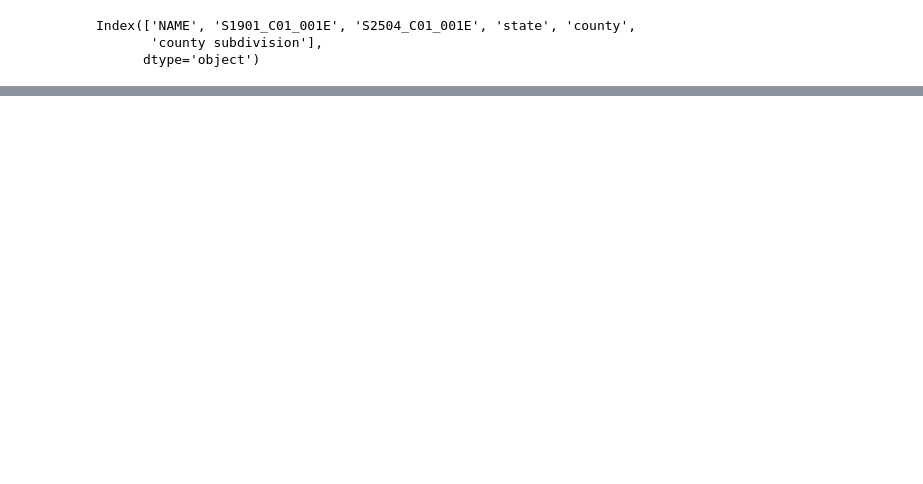
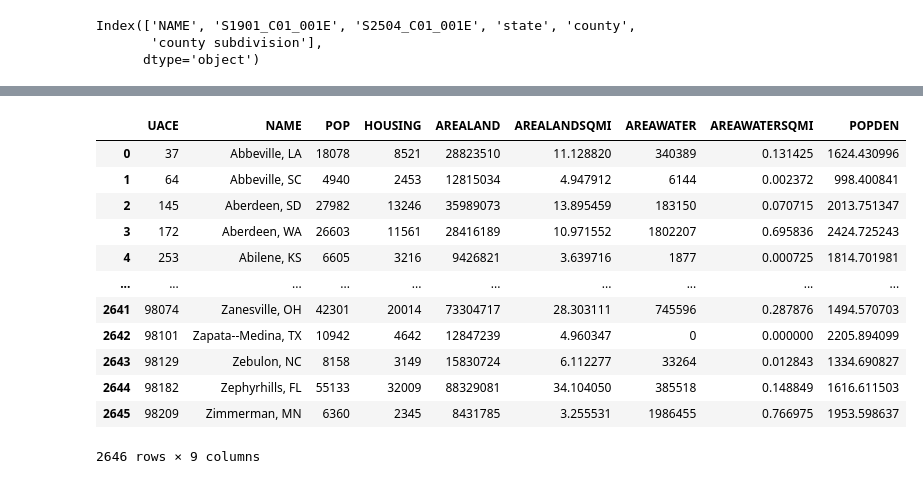
Before and after one commit to minhtriet/zipcodes, a Jupyter notebook: acs_exploration.ipynb, the cells around one changed output, grey strips where cells are left out. Cells and saved outputs as stored; diff of their text form; code cells hidden in the pictures; blank space fills up the shorter version.

```diff
--- a/acs_exploration.ipynb
+++ b/acs_exploration.ipynb
@@ -247,0 +289,2 @@ tmp
+# %%
+ua_df = pd.read_excel("2020_Census_ua_list_all.xlsx")
@@ -247,0 +317,16 @@ tmp
+# %%
+ua_df
+# %% [output]
+|  | UACE | NAME | POP | HOUSING | AREALAND | AREALANDSQMI | AREAWATER | AREAWATERSQMI | POPDEN |
+| 0 | 37 | Abbeville, LA | 18078 | 8521 | 28823510 | 11.128820 | 340389 | 0.131425 | 1624.430996 |
+| 1 | 64 | Abbeville, SC | 4940 | 2453 | 12815034 | 4.947912 | 6144 | 0.002372 | 998.400841 |
+| 2 | 145 | Aberdeen, SD | 27982 | 13246 | 35989073 | 13.895459 | 183150 | 0.070715 | 2013.751347 |
+| 3 | 172 | Aberdeen, WA | 26603 | 11561 | 28416189 | 10.971552 | 1802207 | 0.695836 | 2424.725243 |
+| 4 | 253 | Abilene, KS | 6605 | 3216 | 9426821 | 3.639716 | 1877 | 0.000725 | 1814.701981 |
+| ... | ... | ... | ... | ... | ... | ... | ... | ... | ... |
+| 2641 | 98074 | Zanesville, OH | 42301 | 20014 | 73304717 | 28.303111 | 745596 | 0.287876 | 1494.570703 |
+| 2642 | 98101 | Zapata--Medina, TX | 10942 | 4642 | 12847239 | 4.960347 | 0 | 0.000000 | 2205.894099 |
+| 2643 | 98129 | Zebulon, NC | 8158 | 3149 | 15830724 | 6.112277 | 33264 | 0.012843 | 1334.690827 |
+| 2644 | 98182 | Zephyrhills, FL | 55133 | 32009 | 88329081 | 34.104050 | 385518 | 0.148849 | 1616.611503 |
+| 2645 | 98209 | Zimmerman, MN | 6360 | 2345 | 8431785 | 3.255531 | 1986455 | 0.766975 | 1953.598637 |
+2646 rows × 9 columns
```
Also changed, not shown: parts of 41 cells of this notebook.
